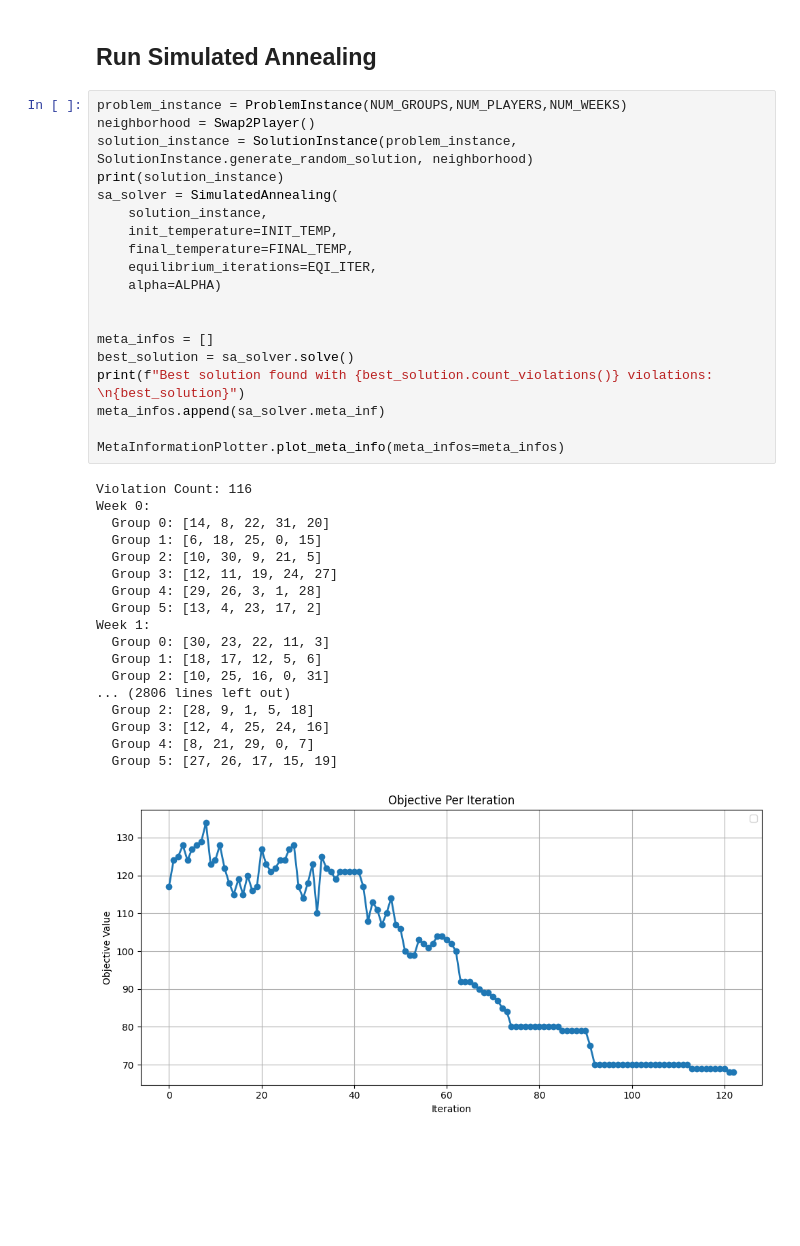
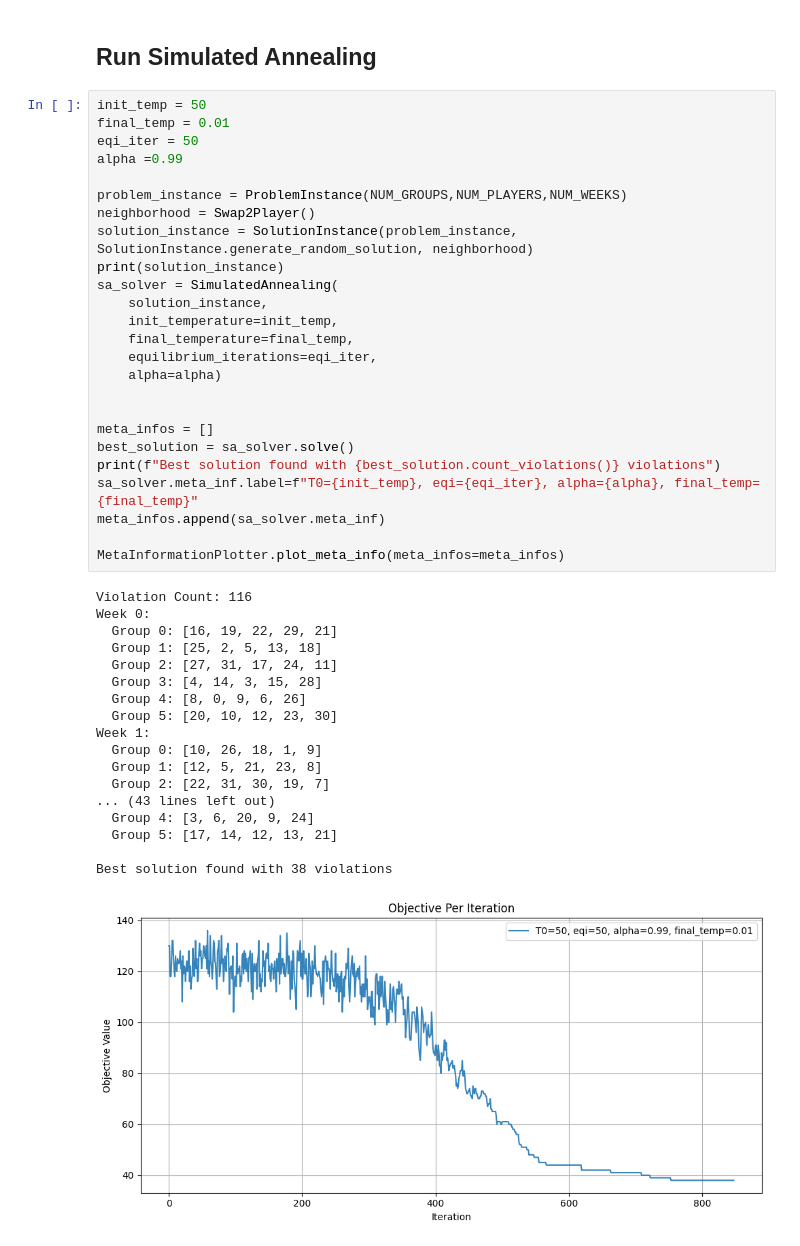
Before and after one commit to Maustrian3/MLOpt, a Jupyter notebook: meta_heuristics/meta_info_plots.ipynb, the cells around one changed output. Saved outputs shown, nothing was run; the diff lists cells and outputs as text; blank space fills up the shorter version.

Commit message:
[Meta-Info] Reheat

```diff
--- a/meta_heuristics/meta_info_plots.ipynb
+++ b/meta_heuristics/meta_info_plots.ipynb
@@ -33,40 +98,46 @@ ALPHA = 0.90
 # %% [markdown]
 ## Run Simulated Annealing
 # %%
+init_temp = 50
+final_temp = 0.01
+eqi_iter = 50
+alpha =0.99
+
 problem_instance = ProblemInstance(NUM_GROUPS,NUM_PLAYERS,NUM_WEEKS)
 neighborhood = Swap2Player()
 solution_instance = SolutionInstance(problem_instance, SolutionInstance.generate_random_solution, neighborhood)
 print(solution_instance)
 sa_solver = SimulatedAnnealing(
     solution_instance,
-    init_temperature=INIT_TEMP,
-    final_temperature=FINAL_TEMP,
-    equilibrium_iterations=EQI_ITER,
-    alpha=ALPHA)
+    init_temperature=init_temp,
+    final_temperature=final_temp,
+    equilibrium_iterations=eqi_iter,
+    alpha=alpha)
 
 
 meta_infos = []
 best_solution = sa_solver.solve()
-print(f"Best solution found with {best_solution.count_violations()} violations: \n{best_solution}")
+print(f"Best solution found with {best_solution.count_violations()} violations")
+sa_solver.meta_inf.label=f"T0={init_temp}, eqi={eqi_iter}, alpha={alpha}, final_temp={final_temp}"
 meta_infos.append(sa_solver.meta_inf)
 
 MetaInformationPlotter.plot_meta_info(meta_infos=meta_infos)
 # %% [output]
 Violation Count: 116
 Week 0:
-  Group 0: [14, 8, 22, 31, 20]
-  Group 1: [6, 18, 25, 0, 15]
-  Group 2: [10, 30, 9, 21, 5]
-  Group 3: [12, 11, 19, 24, 27]
-  Group 4: [29, 26, 3, 1, 28]
-  Group 5: [13, 4, 23, 17, 2]
+  Group 0: [16, 19, 22, 29, 21]
+  Group 1: [25, 2, 5, 13, 18]
+  Group 2: [27, 31, 17, 24, 11]
+  Group 3: [4, 14, 3, 15, 28]
+  Group 4: [8, 0, 9, 6, 26]
+  Group 5: [20, 10, 12, 23, 30]
 Week 1:
-  Group 0: [30, 23, 22, 11, 3]
-  Group 1: [18, 17, 12, 5, 6]
-  Group 2: [10, 25, 16, 0, 31]
-... (2806 lines left out)
-  Group 2: [28, 9, 1, 5, 18]
-  Group 3: [12, 4, 25, 24, 16]
-  Group 4: [8, 21, 29, 0, 7]
-  Group 5: [27, 26, 17, 15, 19]
+  Group 0: [10, 26, 18, 1, 9]
+  Group 1: [12, 5, 21, 23, 8]
+  Group 2: [22, 31, 30, 19, 7]
+... (43 lines left out)
+  Group 4: [3, 6, 20, 9, 24]
+  Group 5: [17, 14, 12, 13, 21]
+
+Best solution found with 38 violations
-[figure, old version]
+[figure, new version]
```
Also changed, not shown: parts of 4 cells of this notebook, 1 other file.
